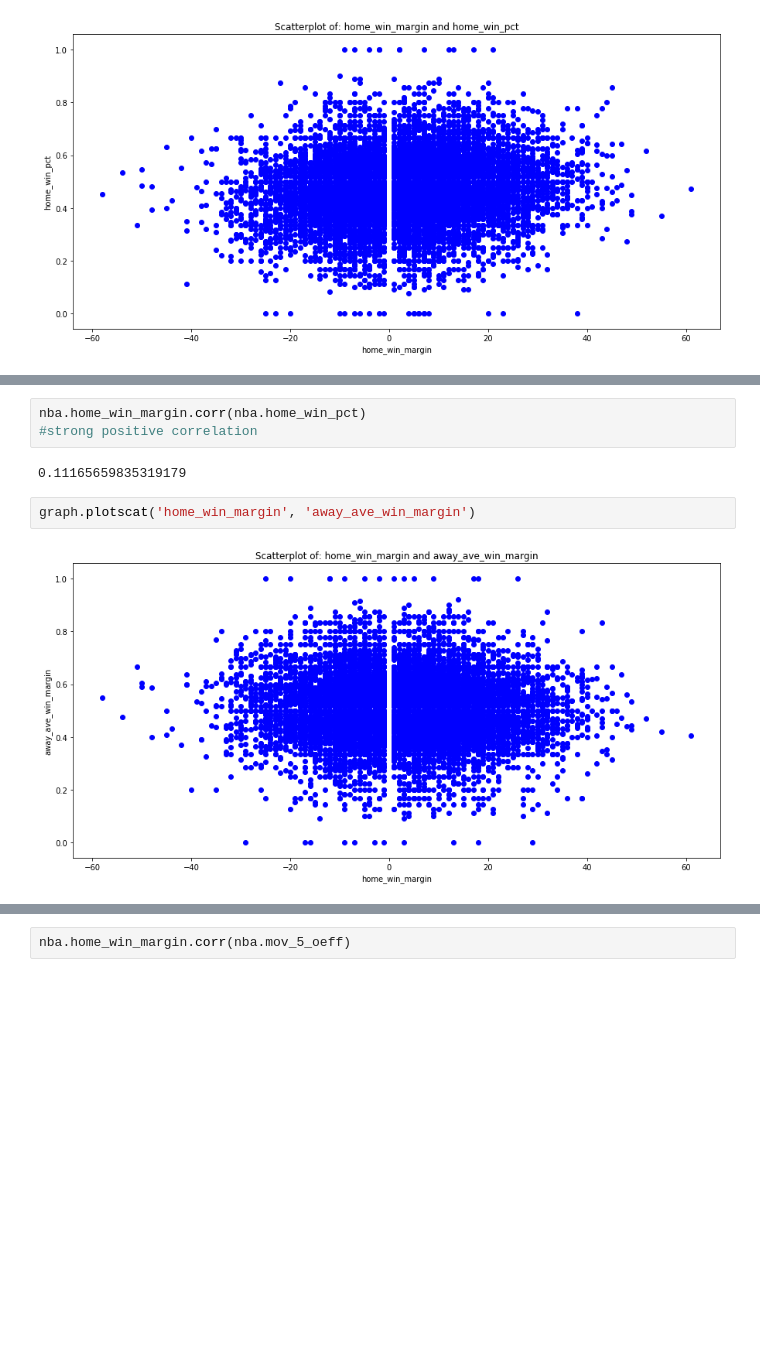
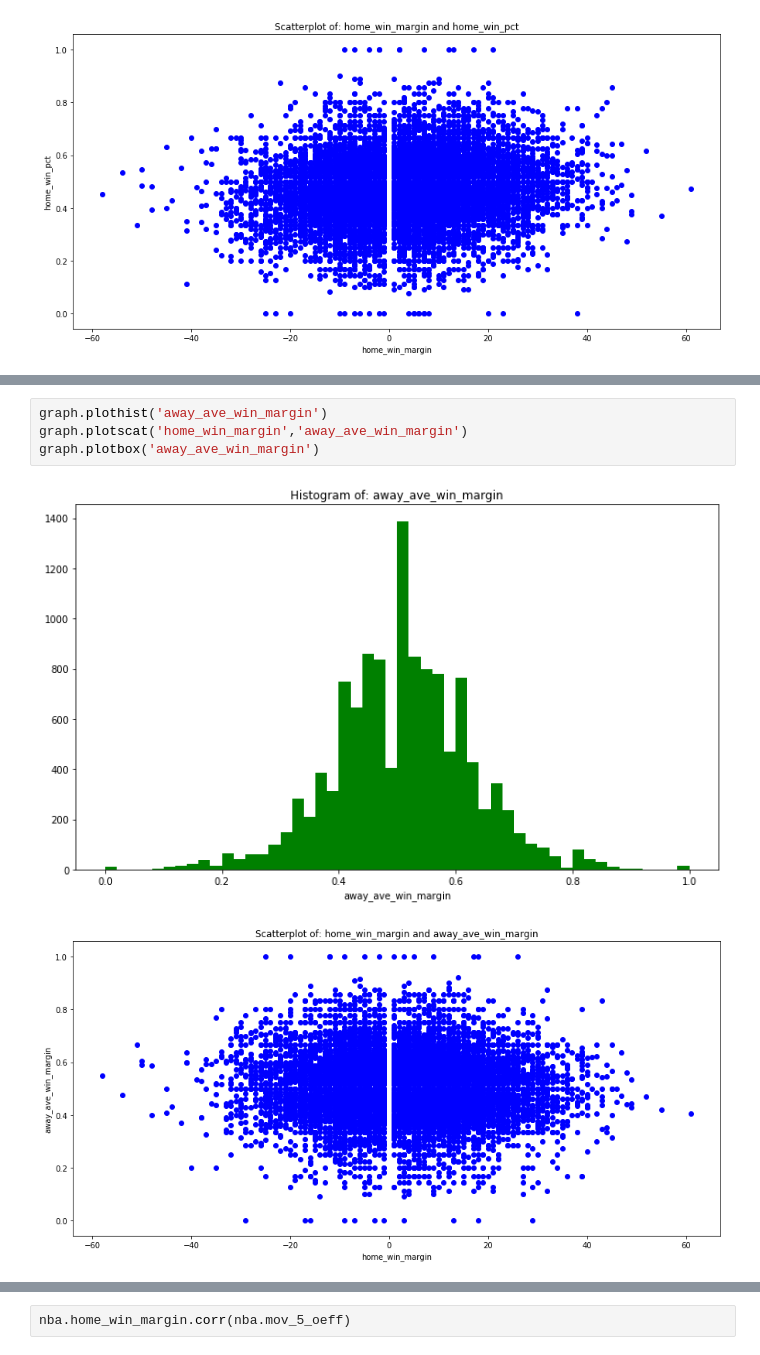
Before and after one commit to bryanco1966/Sports-Modeling, a Jupyter notebook: NBA_feature engineering.ipynb, the cells around one changed output, grey strips where cells are left out. Saved outputs shown, nothing was run; the diff lists cells and outputs as text; blank space fills up the shorter version.

Commit message:
some more changes and graphs

```diff
--- a/NBA_feature engineering.ipynb
+++ b/NBA_feature engineering.ipynb
@@ -275,9 +269,7 @@ graph.plotbox('away_ave_win_margin')
-# %%
-nba.home_win_margin.corr(nba.home_win_pct)
-#strong positive correlation
-# %% [output]
-0.11165659835319179
 # %%
-graph.plotscat('home_win_margin', 'away_ave_win_margin')
+graph.plothist('away_ave_win_margin')
+graph.plotscat('home_win_margin','away_ave_win_margin')
+graph.plotbox('away_ave_win_margin')
 # %% [output]
-[figure, old version]
+[figure, new version]
+[figure, added]
```
Also changed, not shown: parts of 43 cells of this notebook, 3 other files.
